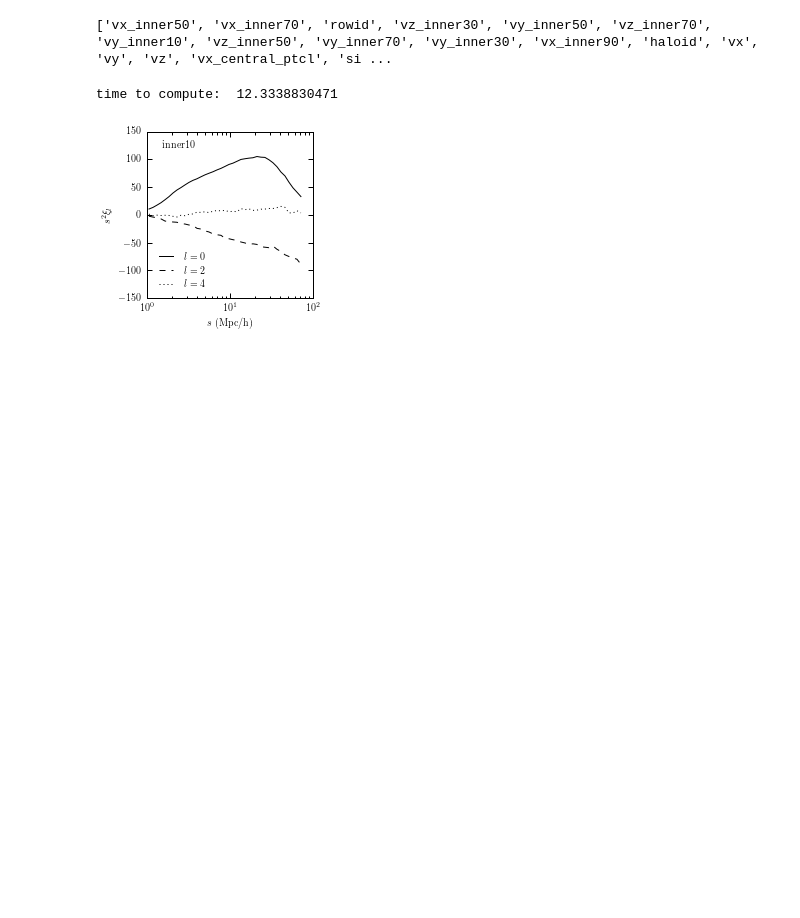
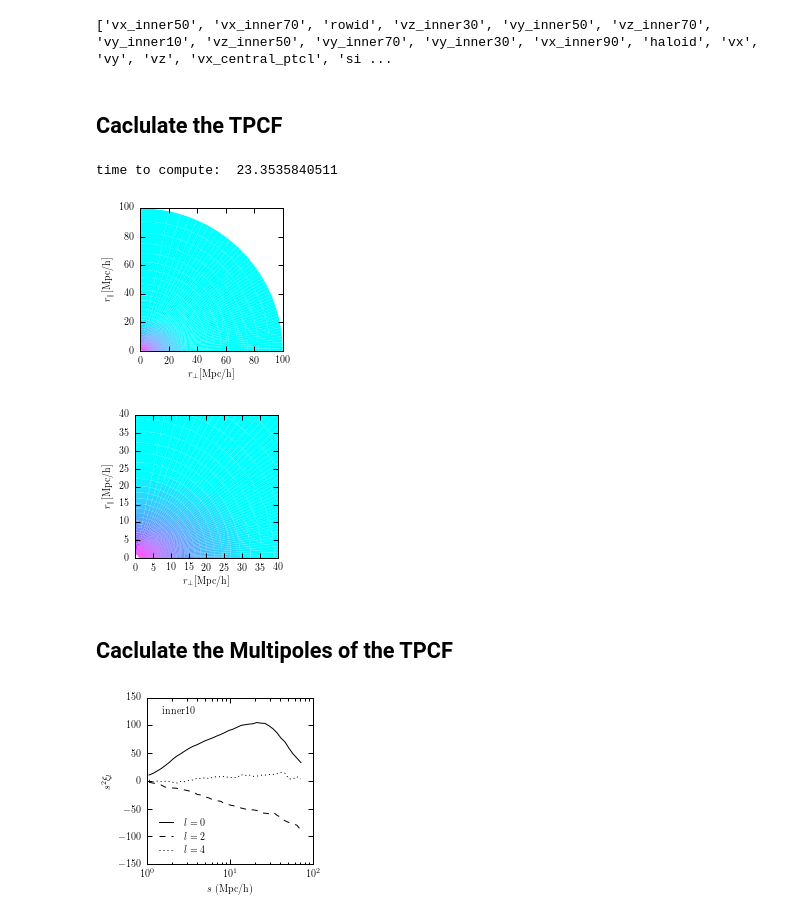
Before and after one commit to duncandc/vhalo, a Jupyter notebook: notebooks/Clustering.ipynb, the cells around one changed output. Saved outputs shown, nothing was run; the diff lists cells and outputs as text; code cells hidden in the pictures; blank space fills up the shorter version.

```diff
--- a/notebooks/Clustering.ipynb
+++ b/notebooks/Clustering.ipynb
@@ -41,4 +46,6 @@ cores = np.array([1/n_part,0.01,0.1,0.2,0.3,0.4,0.5,0.6,0.7,0.8,0.9])
 # %% [output]
 ['vx_inner50', 'vx_inner70', 'rowid', 'vz_inner30', 'vy_inner50', 'vz_inner70', 'vy_inner10', 'vz_inner50', 'vy_inner70', 'vy_inner30', 'vx_inner90', 'haloid', 'vx', 'vy', 'vz', 'vx_central_ptcl', 'si ...
+# %% [markdown]
+## Caclulate the TPCF
 # %%
 """
@@ -59,11 +66,11 @@ calculate the tpcf in s and mu bins
 """
 
 #Define s bins
-s_bins = np.logspace(0,np.log10(75),40)
+s_bins = np.logspace(0,np.log10(100),50)
 s_bin_centers = (s_bins[:-1]+s_bins[1:])/(2.0)
 
 #Define mu bins
-mu_bins = np.linspace(0.0,1.0,100)
+mu_bins = np.linspace(0.0,1.0,50)
 mu_bin_centers = (mu_bins[:-1]+mu_bins[1:])/(2.0)
 
 #Calculate TPCF
@@ -72,7 +79,43 @@ start = time.time()
 result = s_mu_tpcf(coords, s_bins=s_bins, mu_bins=mu_bins, period=Lbox, num_threads=4)
 print("time to compute: ", time.time()-start)
 # %% [output]
-time to compute:  12.3338830471
+time to compute:  23.3535840511
+# %%
+"""
+plot the tpcf in s and mu space
+"""
+from utils import s_mu_tpcf_patches
+
+#remove neagtive correlations to make plotting nicer
+result_prime = np.fabs(result)
+
+#get path collection
+p = s_mu_tpcf_patches(np.log10(result_prime), s_bins, mu_bins, vmin=-1, vmax=1)
+
+fig, ax = plt.subplots(nrows=1,ncols=1,figsize=(3.3, 3.3))
+fig.subplots_adjust(hspace=0, wspace=0, left=0.2, right=0.8, bottom=0.2, top=0.8)
+ax.add_collection(p)
+ax.set_xlim([0,100])
+ax.set_ylim([0,100])
+ax.set_xlabel(r'$r_{\perp} [{\rm Mpc/h}]$')
+ax.set_ylabel(r'$r_{\parallel} [{\rm Mpc/h}]$')
+plt.show()
+
+p = s_mu_tpcf_patches(np.log10(result_prime), s_bins, mu_bins, vmin=-1, vmax=1)
+
+fig, ax = plt.subplots(nrows=1,ncols=1,figsize=(3.3, 3.3))
+fig.subplots_adjust(hspace=0, wspace=0, left=0.2, right=0.8, bottom=0.2, top=0.8)
+ax.add_collection(p)
+ax.set_xlim([0,40])
+ax.set_ylim([0,40])
+ax.set_xlabel(r'$r_{\perp} [{\rm Mpc/h}]$')
+ax.set_ylabel(r'$r_{\parallel} [{\rm Mpc/h}]$')
+plt.show()
+# %% [output]
+[figure, added]
+[figure, added]
+# %% [markdown]
+## Caclulate the Multipoles of the TPCF
 # %%
 """
 calculate the multipoles of the tpcf
```
Also changed, not shown: parts of 16 cells of this notebook, 1 other file.
